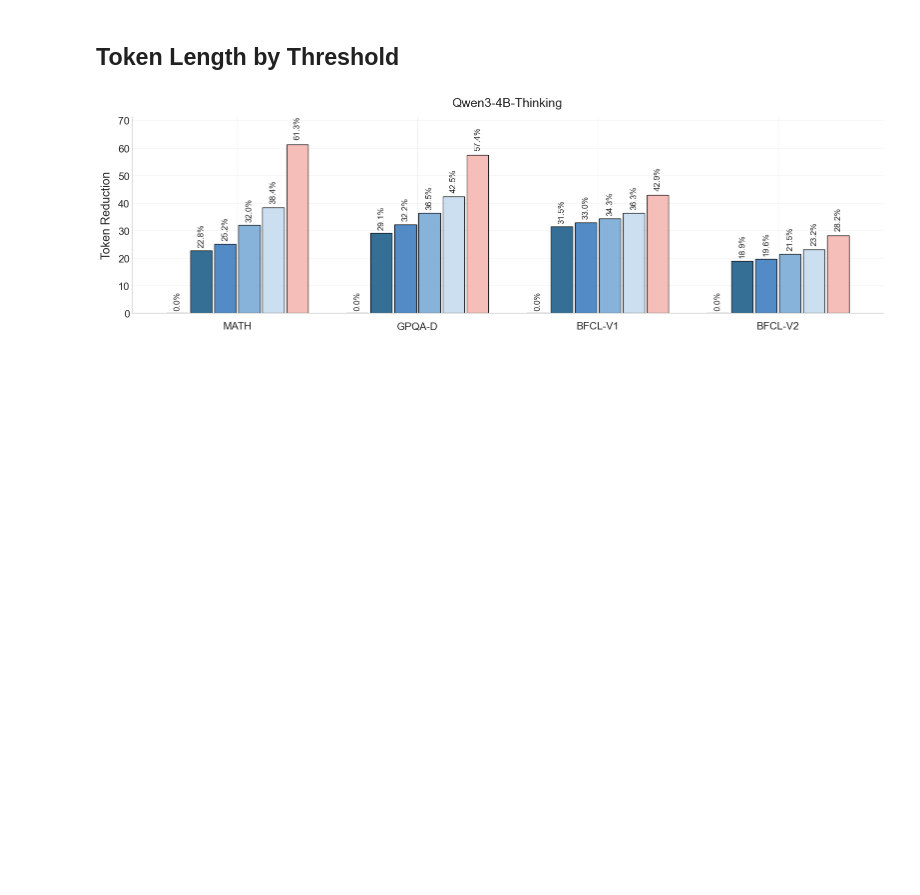
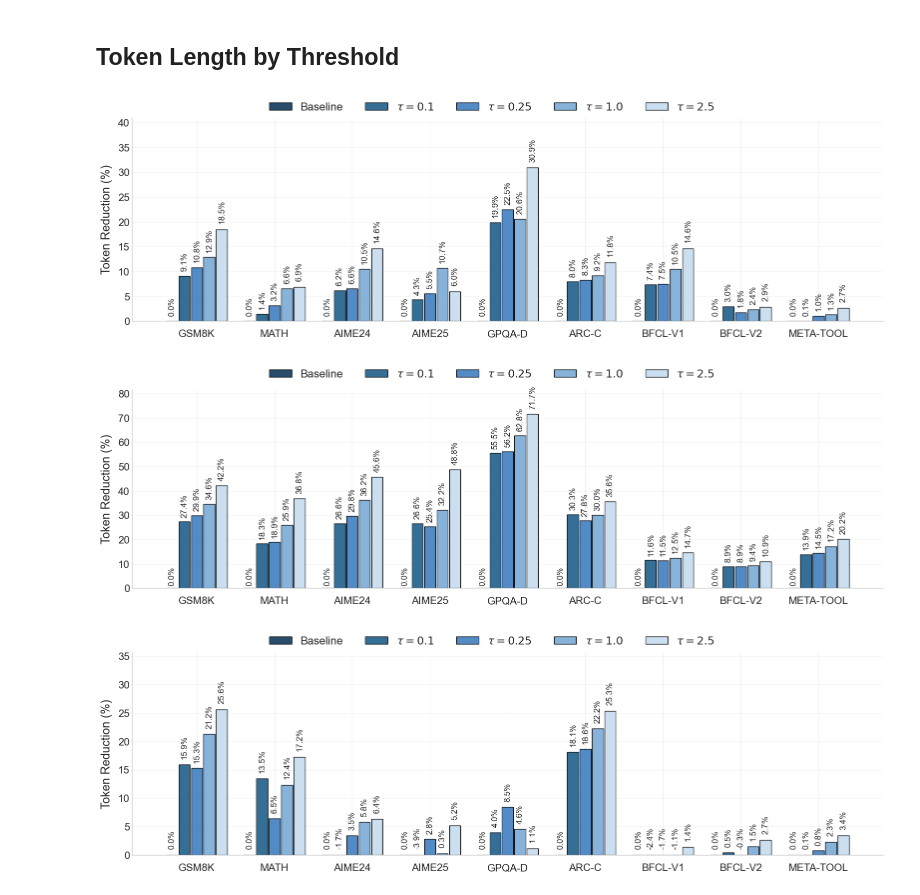
Before and after one commit to ssangjun706/ThinkBrake-Analysis, a Jupyter notebook: notebook/token_length_experiment.ipynb, the cells around one changed output. Saved outputs shown, nothing was run; the diff lists cells and outputs as text; code cells hidden in the pictures; blank space fills up the shorter version.

```diff
--- a/notebook/token_length_experiment.ipynb
+++ b/notebook/token_length_experiment.ipynb
@@ -143,32 +143,34 @@ def load_detailed_results(model_dir, benchmark, method="rollout"):
 ## Load Dataset
 # %%
 INCLUDE_MODELS = [
-    "Qwen_Qwen3-4B-Thinking-2507",
+    # "Qwen_Qwen3-4B-Thinking-2507",
     # "Qwen_Qwen3-4B",
     # "Qwen_Qwen3-14B",
-    # "Qwen_Qwen3-32B",
-    # "deepseek-ai_DeepSeek-R1-Distill-Qwen-7B",
-    # "microsoft_phi-4-reasoning",
+    "Qwen_Qwen3-32B",
+    "deepseek-ai_DeepSeek-R1-Distill-Qwen-7B",
+    "microsoft_phi-4-reasoning",
 ]
 
 INCLUDE_BENCHMARKS = [
-    # "gsm8k",
+    "gsm8k",
     "math500",
-    # "aime2024",
-    # "aime2025",
+    "aime2024",
+    "aime2025",
     "gpqa-diamond",
-    # "arc-challenge",
+    "arc-challenge",
     "bfcl-v1",
     "bfcl-v2",
-    # "meta-tool",
+    "meta-tool",
 ]
 
 INCLUDE_THRESHOLDS = [
+    # "0.01",
     "0.1",
     "0.25",
     "1.0",
     "2.5",
-    "10.0",
+    # "10.0",
+    # "25.0",
 ]
 
 BEST_THRESHOLD = 0.1
@@ -356,37 +358,51 @@ for model in available_models:
             if val < 0.1:  # Close to 0
                 y_offset = -val + 1
             else:
                 y_offset = max_val * 0.02 + 0.5
 
             ax.text(
                 bar.get_x() + bar.get_width() / 2,
                 bar.get_height() + y_offset,
                 f"{val:.1f}%",
                 ha="center",
                 va="bottom",
                 fontsize=12,
                 rotation=90,
             )
 
-    ax.set_title(f"{display_name}", fontsize=18, pad=15)
-    ax.set_ylabel("Token Reduction", fontsize=17, labelpad=8)
+    ax.set_ylabel("Token Reduction (%)", fontsize=17, labelpad=8)
     ax.set_ylim(0, y_max)
     ax.set_xticks(x)
     ax.set_xticklabels(model_benchmarks, fontsize=15)
     ax.tick_params(axis="x", pad=12)
     ax.tick_params(axis="y", labelsize=15)
 
     ax.grid(True, axis="y", alpha=0.3)
     ax.grid(True, axis="x", alpha=0.3)
     ax.spines["top"].set_visible(False)
     ax.spines["right"].set_visible(False)
-    plt.tight_layout()
+
+    # Legend at top outside
+    handles, labels = ax.get_legend_handles_labels()
+    fig.legend(
+        handles,
+        labels,
+        loc="upper center",
+        bbox_to_anchor=(0.5, 1.02),
+        ncol=len(methods),
+        frameon=False,
+        fontsize=16,
+    )
+
+    plt.tight_layout(rect=[0, 0, 1, 0.95])
     output_path = f"../assets/{display_name}_avg_token_length.pdf"
     plt.savefig(output_path, format="pdf", bbox_inches="tight", dpi=300)
     plt.show()
     plt.close(fig)
 # %% [output]
-[figure, old version]
+[figure, new version]
+[figure, added]
+[figure, added]
 # %%
 available_models = [m for m in INCLUDE_MODELS if _model_key(m) in thinkbrake_data]
 
```
Also changed, not shown: parts of 4 cells of this notebook, 9 other files.
